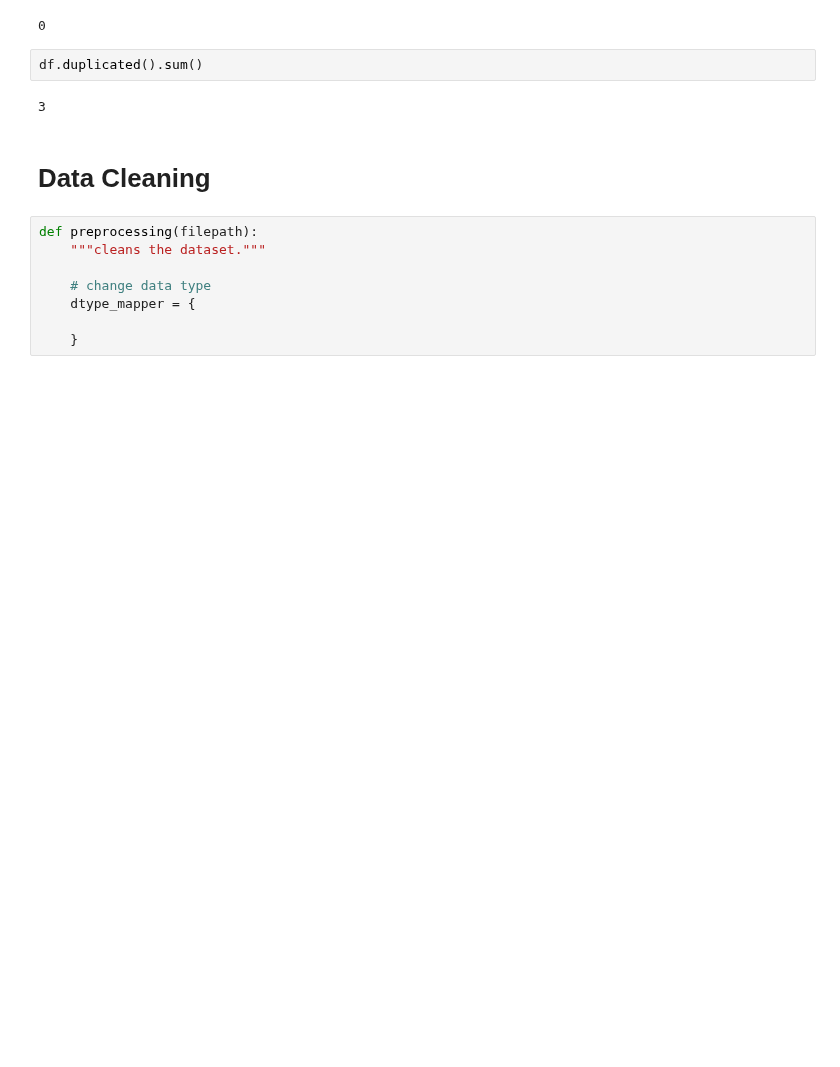
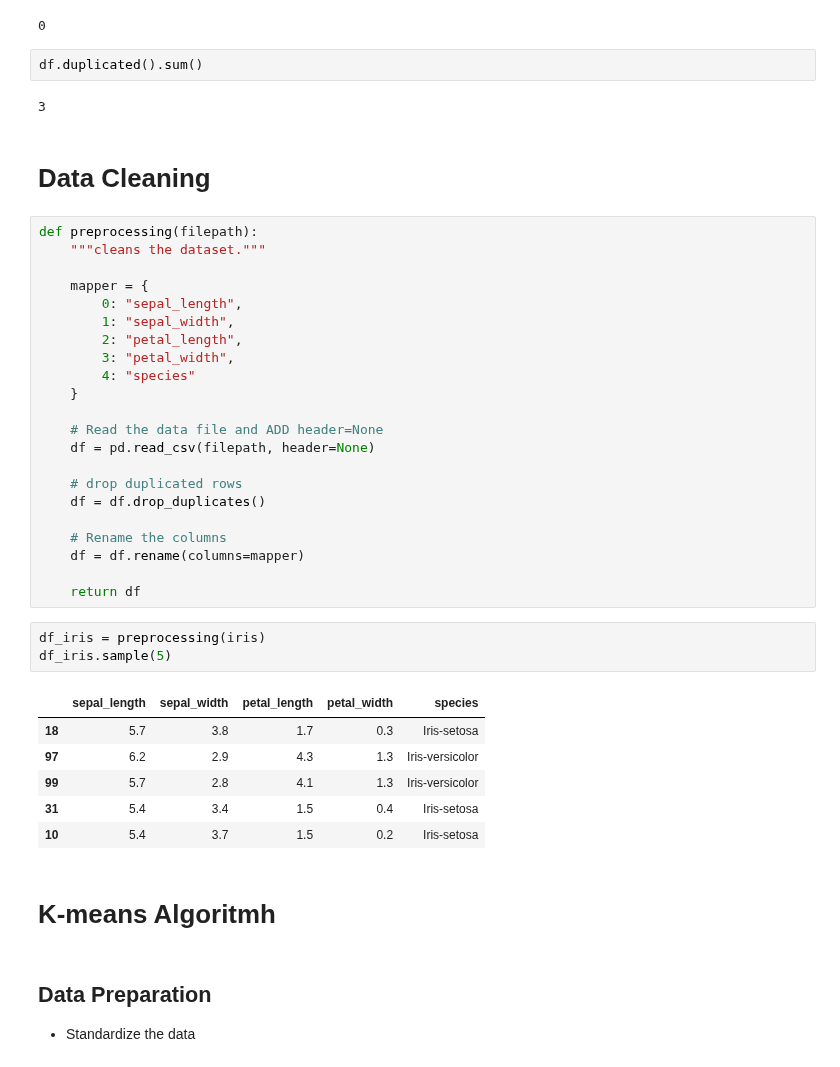
Before and after one commit to pakkapol-s/Data-Analysis-Projects, a Jupyter notebook: K-means/K-mean_iris.ipynb, the cells around one changed output. Drawn from its saved outputs; the diff is of its cells as text; blank space fills up the shorter version.

```diff
--- a/K-means/K-mean_iris.ipynb
+++ b/K-means/K-mean_iris.ipynb
@@ -67,7 +74,36 @@ df.duplicated().sum()
 def preprocessing(filepath):
     """cleans the dataset."""
 
-    # change data type
-    dtype_mapper = {
+    mapper = {
+        0: "sepal_length",
+        1: "sepal_width",
+        2: "petal_length",
+        3: "petal_width",
+        4: "species"
+    }
 
-    }
+    # Read the data file and ADD header=None
+    df = pd.read_csv(filepath, header=None)
+
+    # drop duplicated rows
+    df = df.drop_duplicates()
+
+    # Rename the columns
+    df = df.rename(columns=mapper)
+
+    return df
+# %%
+df_iris = preprocessing(iris)
+df_iris.sample(5)
+# %% [output]
+|  | sepal_length | sepal_width | petal_length | petal_width | species |
+| 18 | 5.7 | 3.8 | 1.7 | 0.3 | Iris-setosa |
+| 97 | 6.2 | 2.9 | 4.3 | 1.3 | Iris-versicolor |
+| 99 | 5.7 | 2.8 | 4.1 | 1.3 | Iris-versicolor |
+| 31 | 5.4 | 3.4 | 1.5 | 0.4 | Iris-setosa |
+| 10 | 5.4 | 3.7 | 1.5 | 0.2 | Iris-setosa |
+# %% [markdown]
+# K-means Algoritmh
+# %% [markdown]
+## Data Preparation
+- Standardize the data
```
Also changed, not shown: parts of 7 cells of this notebook.
